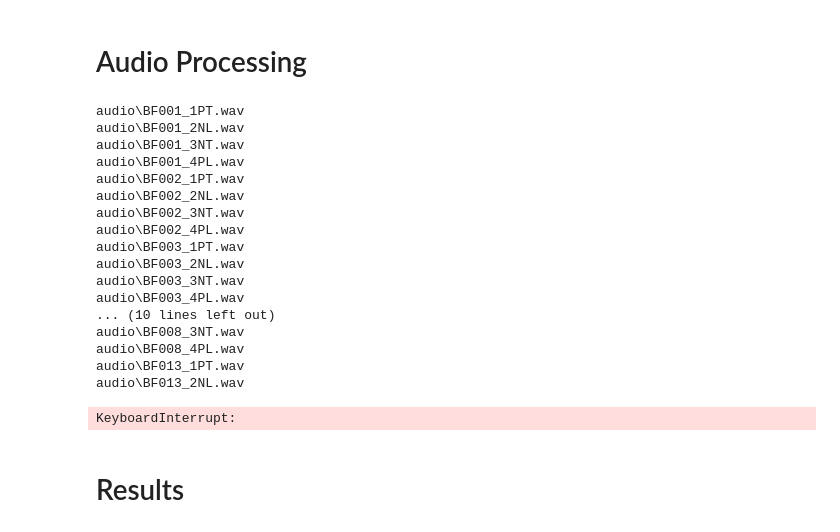
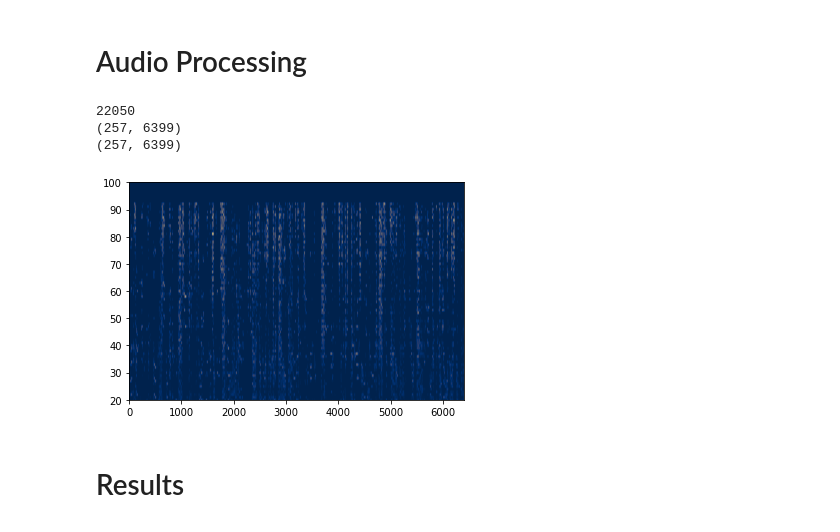
Before and after one commit to jxm1522/AI_FinalProject, a Jupyter notebook: AI_FinalProject.ipynb, the cells around one changed output. Drawn from its saved outputs; the diff is of its cells as text; code cells hidden in the pictures.

Commit message:
Added Broken Pitch Contour Extraction

```diff
--- a/AI_FinalProject.ipynb
+++ b/AI_FinalProject.ipynb
@@ -53,33 +62,51 @@ def get_data():
 # %% [markdown]
 # Audio Processing
-# %%
-mfcc = []
-
-for audio_path in audio_wav:
-    mfcc.append(wav2mfcc(audio_path, 600))
-    print(audio_path)
-
-plt.imshow(mfcc[0], aspect='auto', cmap=cm.viridis)
-plt.show()
-print("FINISHED")
-# %% [output]
-audio\BF001_1PT.wav
-audio\BF001_2NL.wav
-audio\BF001_3NT.wav
-audio\BF001_4PL.wav
-audio\BF002_1PT.wav
-audio\BF002_2NL.wav
-audio\BF002_3NT.wav
-audio\BF002_4PL.wav
-audio\BF003_1PT.wav
-audio\BF003_2NL.wav
-audio\BF003_3NT.wav
-audio\BF003_4PL.wav
-... (10 lines left out)
-audio\BF008_3NT.wav
-audio\BF008_4PL.wav
-audio\BF013_1PT.wav
-audio\BF013_2NL.wav
-KeyboardInterrupt:
+# %%
+# MFCC Feature Extraction
+if not os.path.isfile('mfccs_all_sampless.npy'):
+
+    mfcc_list = []
+
+    # Extract MFCC feature from each audio file and save to a list
+    for audio_path in audio_wav:
+        mfcc_list.append(wav2mfcc(audio_path, 1000))
+        print(audio_path)
+
+    plt.imshow(mfcc_list[0], aspect='auto', cmap=cm.viridis)
+    plt.show()
+
+    # Save list to file so feature extraction isn't needed on same dataset
+    mfccs = np.asarray(mfcc_list)
+    np.save('mfccs_all_sampless.npy', mfccs)
+
+else:
+    mfccs_loaded = np.load('mfccs_all_sampless.npy')
+    print(mfccs_loaded[0])
+
+    plt.imshow(mfccs_loaded[0], aspect='auto', cmap=cm.viridis)
+    plt.show()
+
+    plt.figure(figsize=(15, 5))
+    lbd.specshow(mfccs_loaded[0], x_axis='time')
+    plt.colorbar()
+    plt.title('MFCC')
+
+# Pitch Contour Extraction
+
+
+
+audio, sr = lb.core.load(audio_wav[0])
+print(sr)
+pitch1, mag = lb.core.piptrack(audio, sr=sr, n_fft=512)
+plt.imshow(pitch1, aspect='auto', cmap=cm.cividis)
+print(pitch1.shape)
+print(mag.shape)
+plt.ylim([20,100])
+plt.show()
+# %% [output]
+22050
+(257, 6399)
+(257, 6399)
+[figure, added]
 # %% [markdown]
 # Results
```
Also changed, not shown: parts of 4 cells of this notebook.
